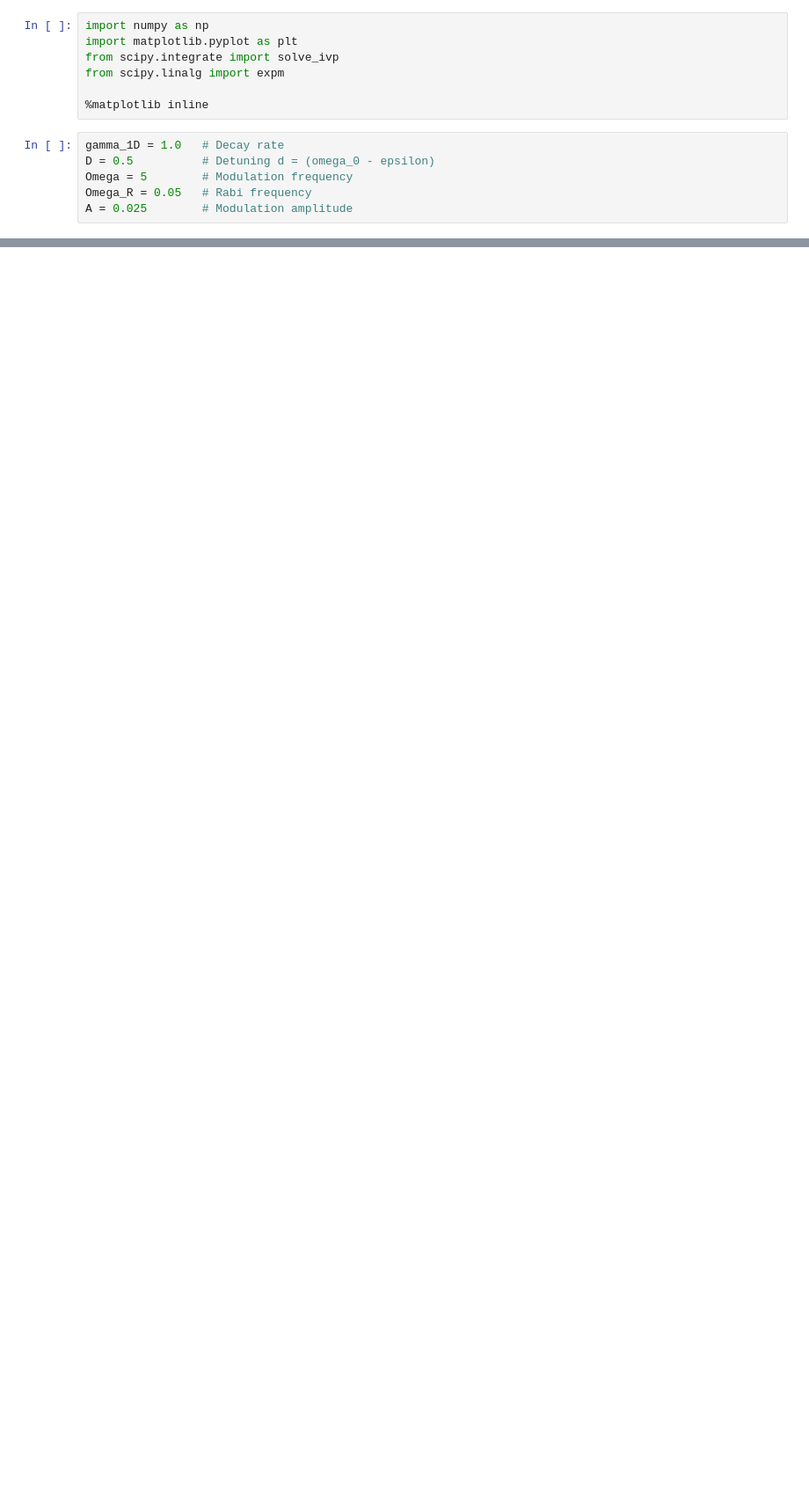
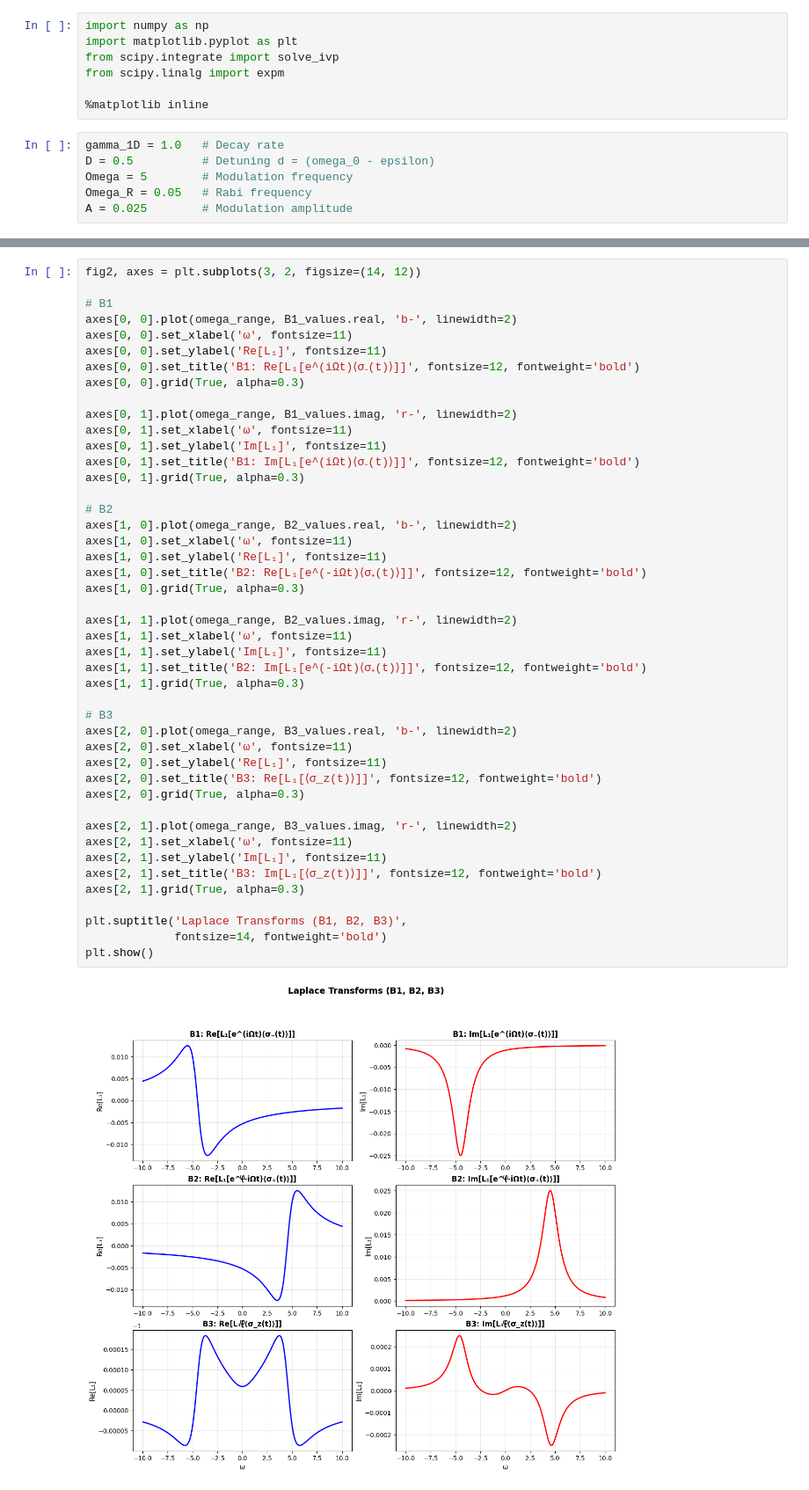
Before and after one commit to JoshuaTan42/QuantumPhotonics, a Jupyter notebook: QuTiP.ipynb, the cells around one changed output, grey strips where cells are left out. Shown: that part at 88% size. Cells and saved outputs as stored; diff of their text form; blank space fills up the shorter version.

```diff
--- a/QuTiP.ipynb
+++ b/QuTiP.ipynb
@@ -130,0 +192,47 @@ Streaming output truncated to the last 5000 lines.
+# %%
+fig2, axes = plt.subplots(3, 2, figsize=(14, 12))
+
+# B1
+axes[0, 0].plot(omega_range, B1_values.real, 'b-', linewidth=2)
+axes[0, 0].set_xlabel('ω', fontsize=11)
+axes[0, 0].set_ylabel('Re[L₁]', fontsize=11)
+axes[0, 0].set_title('B1: Re[L₁[e^(iΩt)⟨σ₋(t)⟩]]', fontsize=12, fontweight='bold')
+axes[0, 0].grid(True, alpha=0.3)
+
+axes[0, 1].plot(omega_range, B1_values.imag, 'r-', linewidth=2)
+axes[0, 1].set_xlabel('ω', fontsize=11)
+axes[0, 1].set_ylabel('Im[L₁]', fontsize=11)
+axes[0, 1].set_title('B1: Im[L₁[e^(iΩt)⟨σ₋(t)⟩]]', fontsize=12, fontweight='bold')
+axes[0, 1].grid(True, alpha=0.3)
+
+# B2
+axes[1, 0].plot(omega_range, B2_values.real, 'b-', linewidth=2)
+axes[1, 0].set_xlabel('ω', fontsize=11)
+axes[1, 0].set_ylabel('Re[L₁]', fontsize=11)
+axes[1, 0].set_title('B2: Re[L₁[e^(-iΩt)⟨σ₊(t)⟩]]', fontsize=12, fontweight='bold')
+axes[1, 0].grid(True, alpha=0.3)
+
+axes[1, 1].plot(omega_range, B2_values.imag, 'r-', linewidth=2)
+axes[1, 1].set_xlabel('ω', fontsize=11)
+axes[1, 1].set_ylabel('Im[L₁]', fontsize=11)
+axes[1, 1].set_title('B2: Im[L₁[e^(-iΩt)⟨σ₊(t)⟩]]', fontsize=12, fontweight='bold')
+axes[1, 1].grid(True, alpha=0.3)
+
+# B3
+axes[2, 0].plot(omega_range, B3_values.real, 'b-', linewidth=2)
+axes[2, 0].set_xlabel('ω', fontsize=11)
+axes[2, 0].set_ylabel('Re[L₁]', fontsize=11)
+axes[2, 0].set_title('B3: Re[L₁[⟨σ_z(t)⟩]]', fontsize=12, fontweight='bold')
+axes[2, 0].grid(True, alpha=0.3)
+
+axes[2, 1].plot(omega_range, B3_values.imag, 'r-', linewidth=2)
+axes[2, 1].set_xlabel('ω', fontsize=11)
+axes[2, 1].set_ylabel('Im[L₁]', fontsize=11)
+axes[2, 1].set_title('B3: Im[L₁[⟨σ_z(t)⟩]]', fontsize=12, fontweight='bold')
+axes[2, 1].grid(True, alpha=0.3)
+
+plt.suptitle('Laplace Transforms (B1, B2, B3)',
+             fontsize=14, fontweight='bold')
+plt.show()
+# %% [output]
+[figure, added]
```
Also changed, not shown: parts of 3 cells of this notebook.
